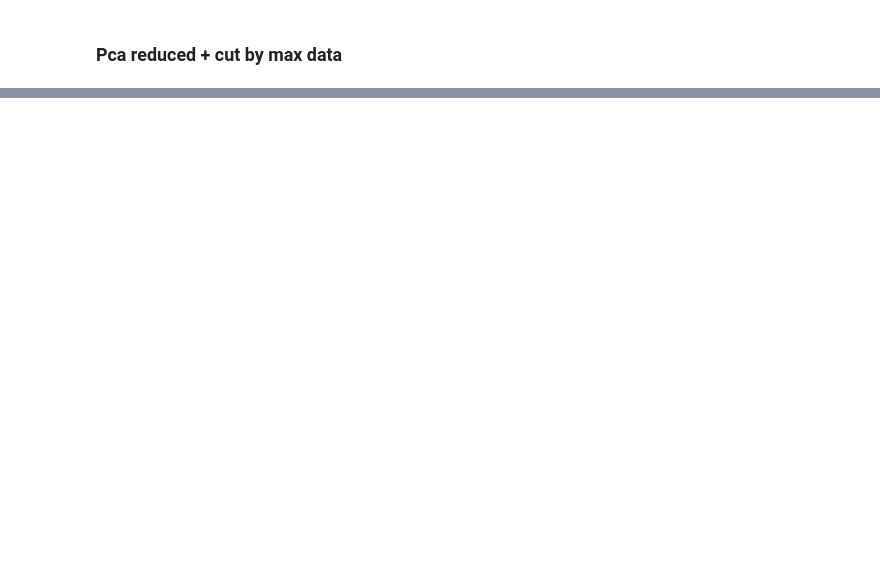
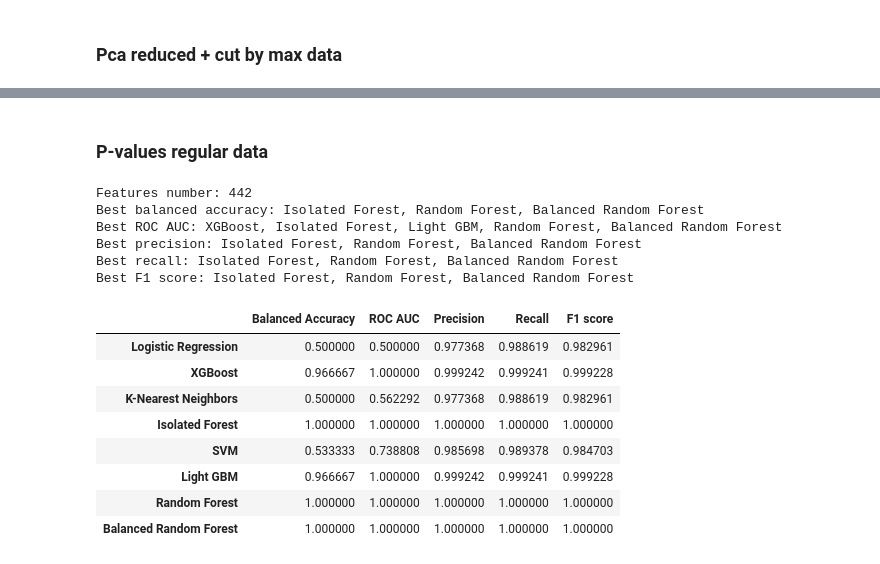
Before and after one commit to melehean/CTC-Detection, a Jupyter notebook: compare_models.ipynb, the cells around one changed output, grey strips where cells are left out. Saved outputs shown, nothing was run; the diff lists cells and outputs as text; code cells hidden in the pictures; blank space fills up the shorter version.

Commit message:
Fix AUC calculation; Add features test part 1

```diff
--- a/compare_models.ipynb
+++ b/compare_models.ipynb
@@ -169,0 +181,25 @@ Best F1 score: XGBoost, Light GBM
+# %% [markdown]
+### P-values regular data
+# %%
+statistics = calculate_statistics(train_data, train_true_results.values.ravel())
+statistics = statistics[statistics["p_values"] < 0.05]
+p_values_regular_train_data = train_data[statistics.index]
+p_values_regular_test_data = test_data[statistics.index]
+
+run_all_models(classifiers, names, p_values_regular_train_data, train_true_results, p_values_regular_test_data, test_true_results)
+# %% [output]
+Features number: 442
+Best balanced accuracy: Isolated Forest, Random Forest, Balanced Random Forest
+Best ROC AUC: XGBoost, Isolated Forest, Light GBM, Random Forest, Balanced Random Forest
+Best precision: Isolated Forest, Random Forest, Balanced Random Forest
+Best recall: Isolated Forest, Random Forest, Balanced Random Forest
+Best F1 score: Isolated Forest, Random Forest, Balanced Random Forest
+|  | Balanced Accuracy | ROC AUC | Precision | Recall | F1 score |
+| Logistic Regression | 0.500000 | 0.500000 | 0.977368 | 0.988619 | 0.982961 |
+| XGBoost | 0.966667 | 1.000000 | 0.999242 | 0.999241 | 0.999228 |
+| K-Nearest Neighbors | 0.500000 | 0.562292 | 0.977368 | 0.988619 | 0.982961 |
+| Isolated Forest | 1.000000 | 1.000000 | 1.000000 | 1.000000 | 1.000000 |
+| SVM | 0.533333 | 0.738808 | 0.985698 | 0.989378 | 0.984703 |
+| Light GBM | 0.966667 | 1.000000 | 0.999242 | 0.999241 | 0.999228 |
+| Random Forest | 1.000000 | 1.000000 | 1.000000 | 1.000000 | 1.000000 |
+| Balanced Random Forest | 1.000000 | 1.000000 | 1.000000 | 1.000000 | 1.000000 |
```
Also changed, not shown: parts of 19 cells of this notebook, 4 other files.
